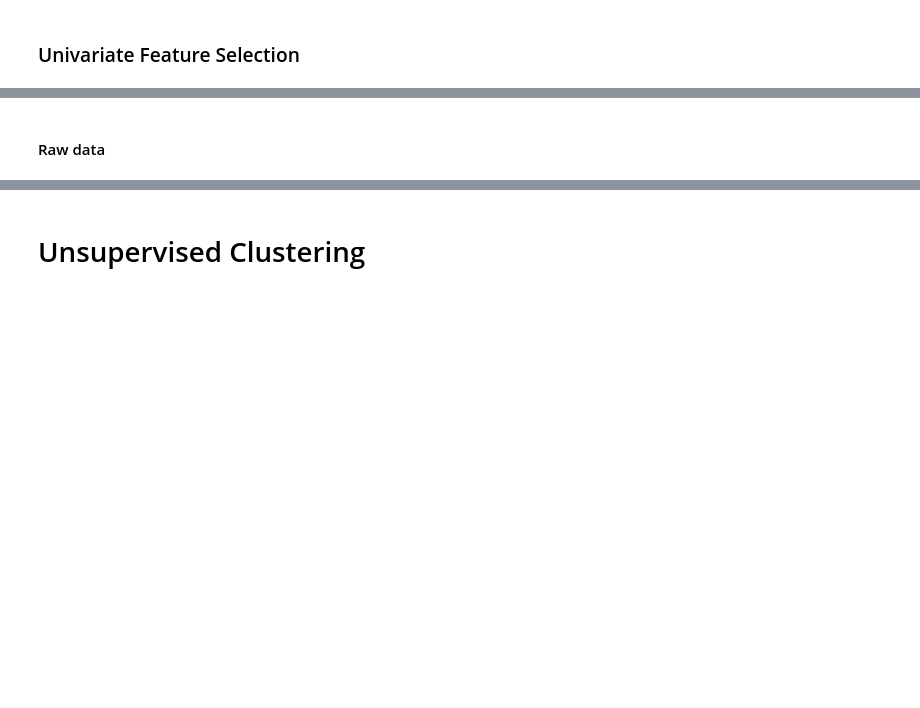
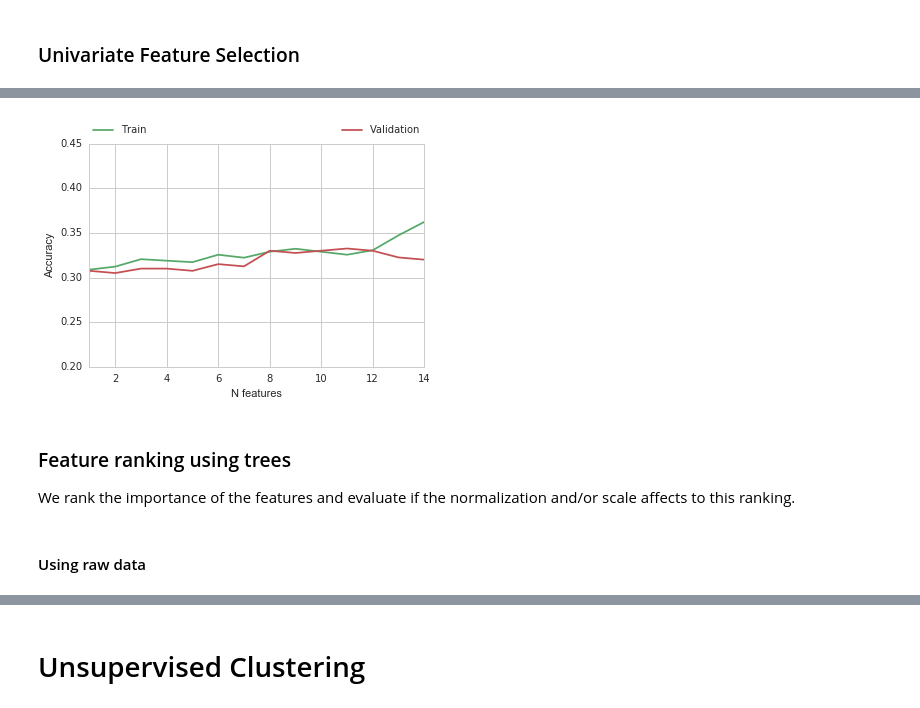
Before and after one commit to dmartr/ADA-Project, a Jupyter notebook: Machine Learning Notebook.ipynb, the cells around one changed output, grey strips where cells are left out. Cells and saved outputs as stored; diff of their text form; code cells hidden in the pictures; blank space fills up the shorter version.

```diff
--- a/Machine Learning Notebook.ipynb
+++ b/Machine Learning Notebook.ipynb
@@ -87,7 +103,0 @@ plt.show()
-# %%
-estimator = SVC(kernel="linear")
-for i in range(4,10,1):
-    selector = RFE(estimator, i, step=1)
-    selector = selector.fit(X_n, y_pc)
-    feature_selection = selector.support_
-    print(i,"features Selection by RFE are:\n", X_pc.columns[feature_selection])
@@ -113,0 +117,18 @@ for i in range(4,10,1):
+# %%
+X_tr_, X_val, y_tr_, y_val = train_test_split(X_n, y_s5, test_size=0.4, random_state=0)
+X_tr_ = pd.DataFrame(data=X_tr_, columns=X_s5.columns)
+X_val = pd.DataFrame(data=X_val, columns=X_s5.columns)
+
+train_acc, validation_acc = [], []
+
+for i in range(1,X_n.shape[1]+1,1):
+    estimator = SVC(kernel="linear")
+    selector = RFE(estimator, i, step=1)
+    selector = selector.fit(X_n, y_s5)
+    feature_selection = selector.support_
+    print(i,"features Selection by RFE are:\n", X_s5.columns[feature_selection])
+    clsf = SVC(kernel="linear")
+    clsf.fit(X_tr_[X_tr_.columns[feature_selection]], y_tr_)
+    train_acc.append(clsf.score(X_tr_[X_tr_.columns[feature_selection]], y_tr_))
+    validation_acc.append(clsf.score(X_val[X_val.columns[feature_selection]], y_val))
+    print("Train Accuracy: ",train_acc[i-1] , "\tValidation Error: ", validation_acc[i-1])
@@ -114,3 +153,20 @@ for i in range(4,10,1):
+# %%
+plt.plot([0]+train_acc, 'g', label= 'Train')
+plt.plot([0]+validation_acc, 'r', label = 'Validation')
+plt.legend(bbox_to_anchor=(0., 1.02, 1., .102), loc=3,
+           ncol=2, mode="expand", borderaxespad=0.)
+plt.xlim(1, 14)
+plt.ylim(0.2, 0.45)
+plt.xlabel('N features')
+plt.ylabel('Accuracy')
+plt.show()
+# %% [output]
+[figure, added]
+# %% [markdown]
+### Feature ranking using trees
+
+
+We rank the importance of the features and evaluate if the normalization and/or scale affects to this ranking.
 # %% [markdown]
-#### Raw data
+#### Using raw data
 # %%
```
Also changed, not shown: parts of 104 cells of this notebook, 1 other file.
